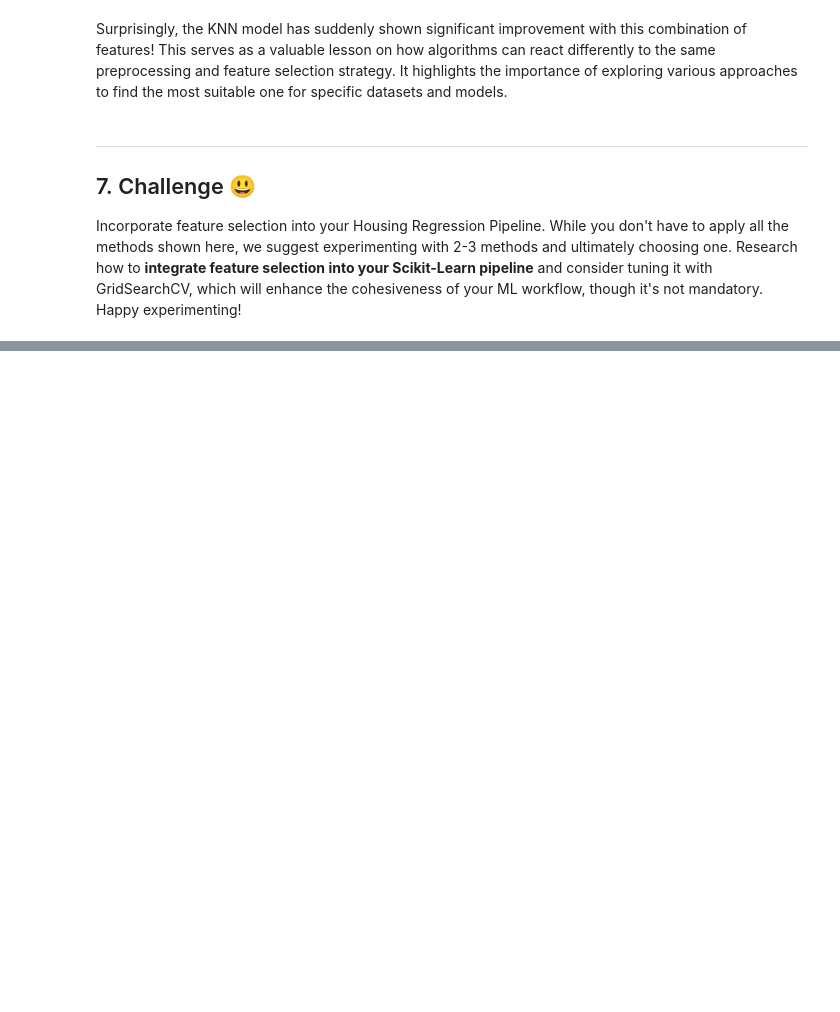
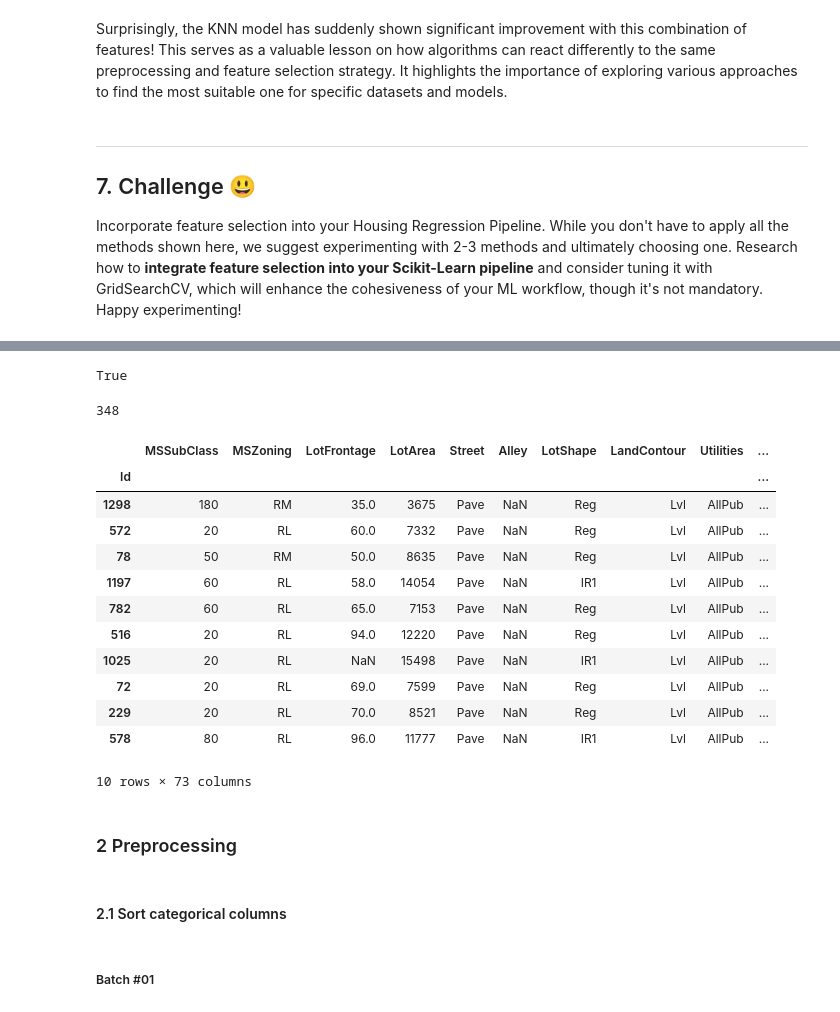
Before and after one commit to gastan81/supervised-ml, a Jupyter notebook: 08_regression__feature_selection.ipynb, the cells around one changed output, grey strips where cells are left out. Drawn from its saved outputs; the diff is of its cells as text; code cells hidden in the pictures; blank space fills up the shorter version.

```diff
--- a/08_regression__feature_selection.ipynb
+++ b/08_regression__feature_selection.ipynb
@@ -681,0 +797,24 @@ Incorporate feature selection into your Housing Regression Pipeline. While you d
+# %%
+df.drop(columns=['SalePrice']).columns.sort_values().to_list() == df5.drop(columns=['Expensive']).columns.sort_values().to_list()
+# %% [output]
+True
+# %%
+((df[df.drop(columns=['SalePrice']).columns.sort_values()].replace({None: 0})) != (df5[df5.drop(columns=['Expensive']).columns.sort_values()].replace({None: 0}))).sum().sum()
+# %% [output]
+348
+# %%
+df.sample(10)
+# %% [output]
+|  | MSSubClass | MSZoning | LotFrontage | LotArea | Street | Alley | LotShape | LandContour | Utilities | ... |
+| Id |  |  |  |  |  |  |  |  |  | ... |
+| 1298 | 180 | RM | 35.0 | 3675 | Pave | NaN | Reg | Lvl | AllPub | ... |
+| 572 | 20 | RL | 60.0 | 7332 | Pave | NaN | Reg | Lvl | AllPub | ... |
+| 78 | 50 | RM | 50.0 | 8635 | Pave | NaN | Reg | Lvl | AllPub | ... |
+| 1197 | 60 | RL | 58.0 | 14054 | Pave | NaN | IR1 | Lvl | AllPub | ... |
+| 782 | 60 | RL | 65.0 | 7153 | Pave | NaN | Reg | Lvl | AllPub | ... |
+| 516 | 20 | RL | 94.0 | 12220 | Pave | NaN | Reg | Lvl | AllPub | ... |
+| 1025 | 20 | RL | NaN | 15498 | Pave | NaN | IR1 | Lvl | AllPub | ... |
+| 72 | 20 | RL | 69.0 | 7599 | Pave | NaN | Reg | Lvl | AllPub | ... |
+| 229 | 20 | RL | 70.0 | 8521 | Pave | NaN | Reg | Lvl | AllPub | ... |
+| 578 | 80 | RL | 96.0 | 11777 | Pave | NaN | IR1 | Lvl | AllPub | ... |
+10 rows × 73 columns
@@ -681,0 +826,6 @@ Incorporate feature selection into your Housing Regression Pipeline. While you d
+# %% [markdown]
+### 2 Preprocessing
+# %% [markdown]
+#### 2.1 Sort categorical columns
+# %% [markdown]
+##### Batch #01
```
Also changed, not shown: parts of 80 cells of this notebook, 10 other files.
